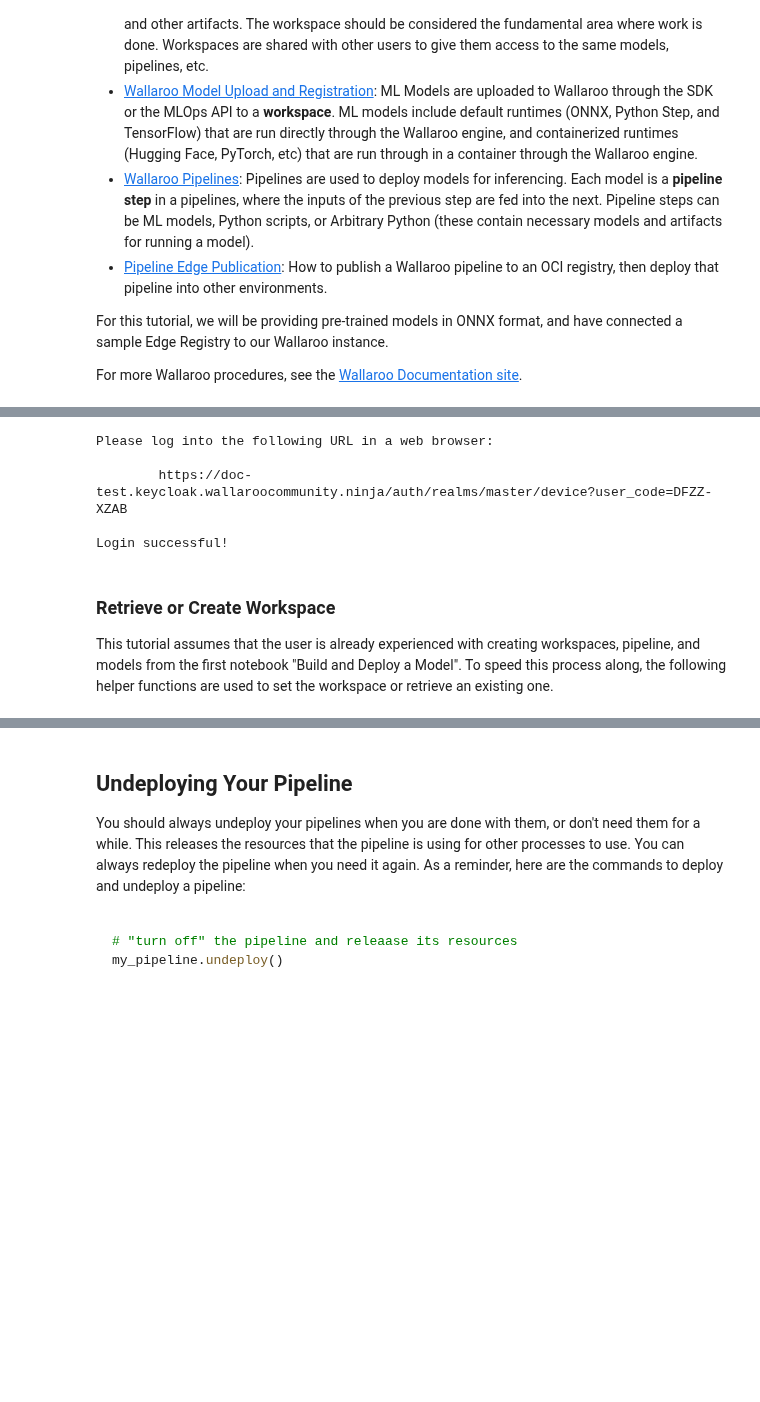
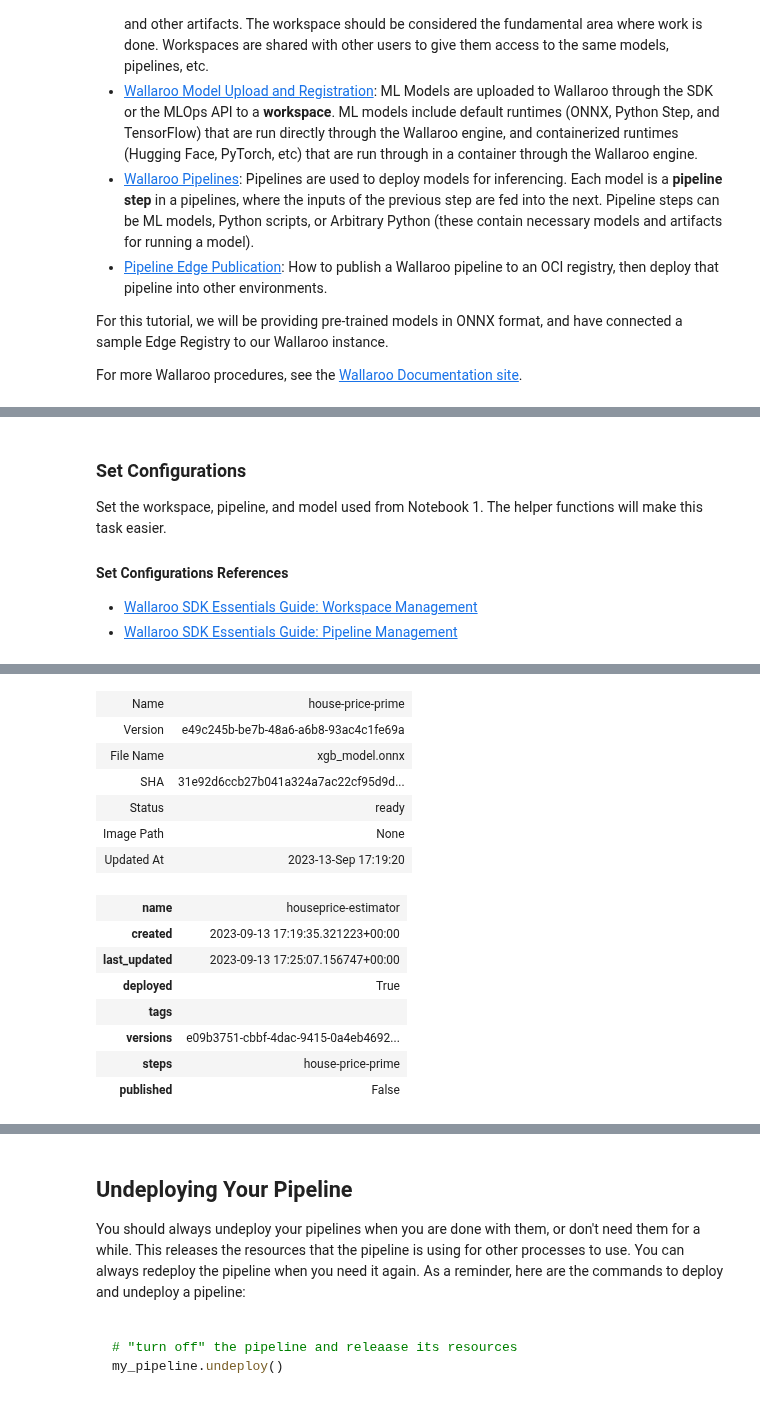
Before and after one commit to WallarooLabs/Workshops, a Jupyter notebook: Linear Regression/Real Estate/Notebooks-with-code/N7_publsh_pipeline_for_edge-with-code.ipynb, the cells around one changed output, grey strips where cells are left out. Drawn from its saved outputs; the diff is of its cells as text; code cells hidden in the pictures; blank space fills up the shorter version.

```diff
--- a/Linear Regression/Real Estate/Notebooks-with-code/N7_publsh_pipeline_for_edge-with-code.ipynb
+++ b/Linear Regression/Real Estate/Notebooks-with-code/N7_publsh_pipeline_for_edge-with-code.ipynb
@@ -84,33 +95,38 @@ wl = wallaroo.Client()
 # %%
-# put your wallaroo Client login code here.
+## blank space to log in
 
-# Login through local Wallaroo instance
 wl = wallaroo.Client()
-
-wallarooPrefix = "doc-test."
-wallarooSuffix = "wallaroocommunity.ninja"
-
-wl = wallaroo.Client(api_endpoint=f"https://{wallarooPrefix}api.{wallarooSuffix}",
-                    auth_endpoint=f"https://{wallarooPrefix}keycloak.{wallarooSuffix}",
-                    auth_type="sso")
-# %% [output]
-Please log into the following URL in a web browser:
-
-        https://doc-test.keycloak.wallaroocommunity.ninja/auth/realms/master/device?user_code=DFZZ-XZAB
-
-Login successful!
 # %% [markdown]
-### Retrieve or Create Workspace
+### Set Configurations
 
-This tutorial assumes that the user is already experienced with creating workspaces, pipeline, and models from the first notebook "Build and Deploy a Model".  To speed this process along, the following helper functions are used to set the workspace or retrieve an existing one.
+Set the workspace, pipeline, and model used from Notebook 1.  The helper functions will make this task easier.
+
+#### Set Configurations References
+
+* [Wallaroo SDK Essentials Guide: Workspace Management](https://docs.wallaroo.ai/wallaroo-developer-guides/wallaroo-sdk-guides/wallaroo-sdk-essentials-guide/wallaroo-sdk-essentials-workspace/)
+* [Wallaroo SDK Essentials Guide: Pipeline Management](https://docs.wallaroo.ai/wallaroo-developer-guides/wallaroo-sdk-guides/wallaroo-sdk-essentials-guide/wallaroo-sdk-essentials-pipelines/wallaroo-sdk-essentials-pipeline/)
 # %%
-# return the workspace called <name>, or create it if it does not exist.
-# this function assumes your connection to wallaroo is called wl
-def get_workspace(name, client):
-    workspace = None
-    for ws in client.list_workspaces():
-        if ws.name() == name:
-            workspace= ws
-    if(workspace == None):
-        workspace = client.create_workspace(name)
-    return workspace
+# retrieve the previous workspace, model, and pipeline version
+
+workspace_name = "workshop-workspace-john-05"
+
+workspace = get_workspace(workspace_name, wl)
+
+# set your current workspace to the workspace that you just created
+wl.set_current_workspace(workspace)
+
+# optionally, examine your current workspace
+wl.get_current_workspace()
+
+model_name = 'house-price-prime'
+
+prime_model_version = get_model_version(model_name, workspace)
+
+pipeline_name = 'houseprice-estimator'
+
+pipeline = get_pipeline(pipeline_name, workspace)
+
+display(workspace)
+display(prime_model_version)
+display(pipeline)
+# %% [output]
@@ -116,0 +134,15 @@ def get_workspace(name, client):
+| Name | house-price-prime |
+| Version | e49c245b-be7b-48a6-a6b8-93ac4c1fe69a |
+| File Name | xgb_model.onnx |
+| SHA | 31e92d6ccb27b041a324a7ac22cf95d9d... |
+| Status | ready |
+| Image Path | None |
+| Updated At | 2023-13-Sep 17:19:20 |
+| name | houseprice-estimator |
+| created | 2023-09-13 17:19:35.321223+00:00 |
+| last_updated | 2023-09-13 17:25:07.156747+00:00 |
+| deployed | True |
+| tags |  |
+| versions | e09b3751-cbbf-4dac-9415-0a4eb4692... |
+| steps | house-price-prime |
+| published | False |
```
Also changed, not shown: parts of 29 cells of this notebook, 17 other files.
